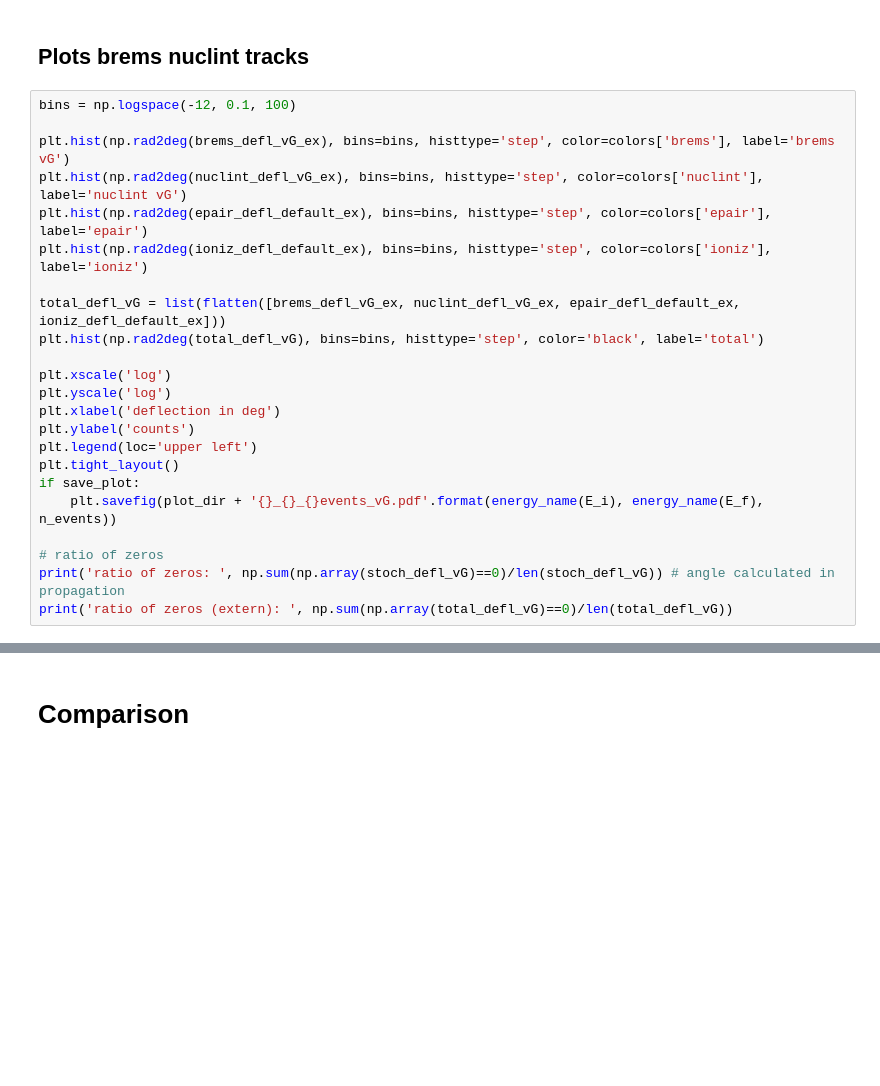
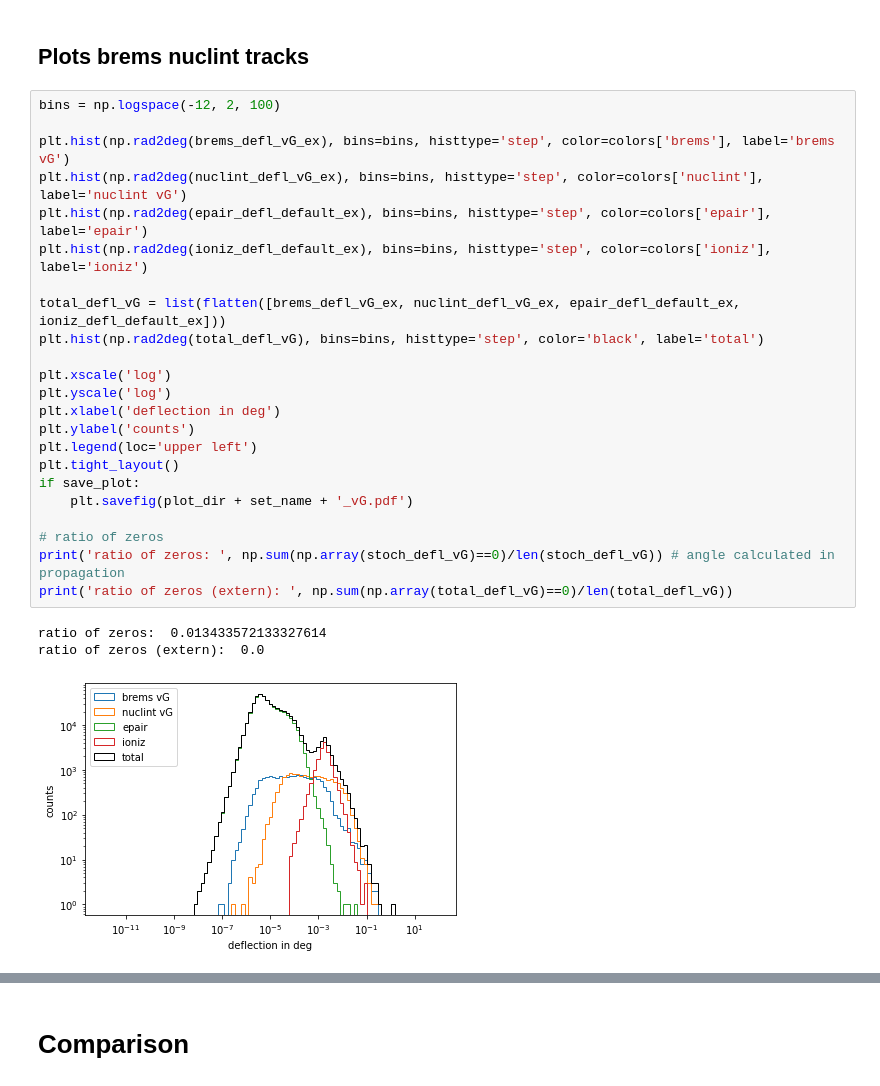
Before and after one commit to pascalgutjahr/muon-deflection-paper, a Jupyter notebook: deflection/deflection_along_sampling.ipynb, the cells around one changed output, grey strips where cells are left out. Drawn from its saved outputs; the diff is of its cells as text; blank space fills up the shorter version.

```diff
--- a/deflection/deflection_along_sampling.ipynb
+++ b/deflection/deflection_along_sampling.ipynb
@@ -439,26 +469,30 @@ print('ratio of zeros (extern): ', np.sum(np.array(total_defl_default)==0)/len(t
 # %% [markdown]
 ## Plots brems nuclint tracks
 # %%
-bins = np.logspace(-12, 0.1, 100)
+bins = np.logspace(-12, 2, 100)
 
 plt.hist(np.rad2deg(brems_defl_vG_ex), bins=bins, histtype='step', color=colors['brems'], label='brems vG')
 plt.hist(np.rad2deg(nuclint_defl_vG_ex), bins=bins, histtype='step', color=colors['nuclint'], label='nuclint vG')
 plt.hist(np.rad2deg(epair_defl_default_ex), bins=bins, histtype='step', color=colors['epair'], label='epair')
 plt.hist(np.rad2deg(ioniz_defl_default_ex), bins=bins, histtype='step', color=colors['ioniz'], label='ioniz')
 
 total_defl_vG = list(flatten([brems_defl_vG_ex, nuclint_defl_vG_ex, epair_defl_default_ex, ioniz_defl_default_ex]))
 plt.hist(np.rad2deg(total_defl_vG), bins=bins, histtype='step', color='black', label='total')
 
 plt.xscale('log')
 plt.yscale('log')
 plt.xlabel('deflection in deg')
 plt.ylabel('counts')
 plt.legend(loc='upper left')
 plt.tight_layout()
 if save_plot:
-    plt.savefig(plot_dir + '{}_{}_{}events_vG.pdf'.format(energy_name(E_i), energy_name(E_f), n_events))
+    plt.savefig(plot_dir + set_name + '_vG.pdf')
 
 # ratio of zeros
 print('ratio of zeros: ', np.sum(np.array(stoch_defl_vG)==0)/len(stoch_defl_vG)) # angle calculated in propagation
 print('ratio of zeros (extern): ', np.sum(np.array(total_defl_vG)==0)/len(total_defl_vG))
+# %% [output]
+ratio of zeros:  0.013433572133327614
+ratio of zeros (extern):  0.0
+[figure, added]
 # %%
```
Also changed, not shown: parts of 17 cells of this notebook, 1 other file.
